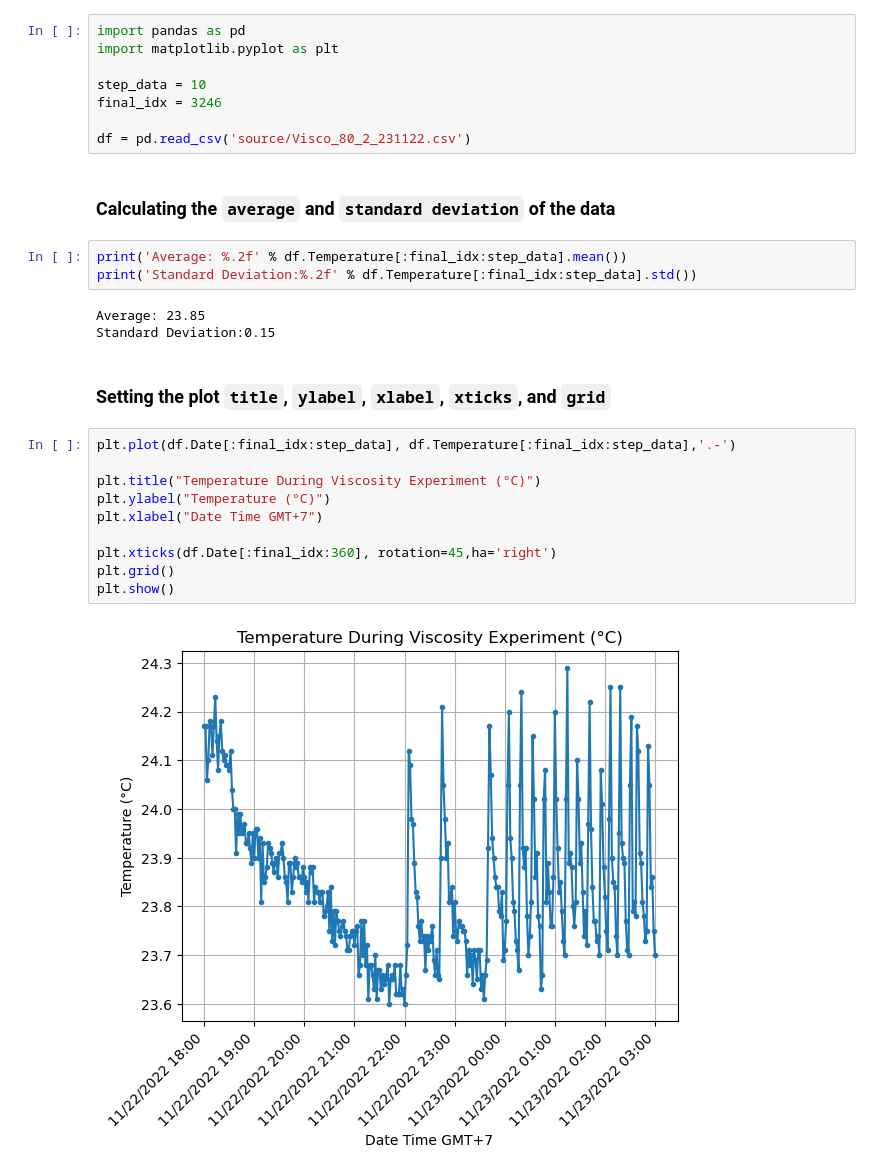
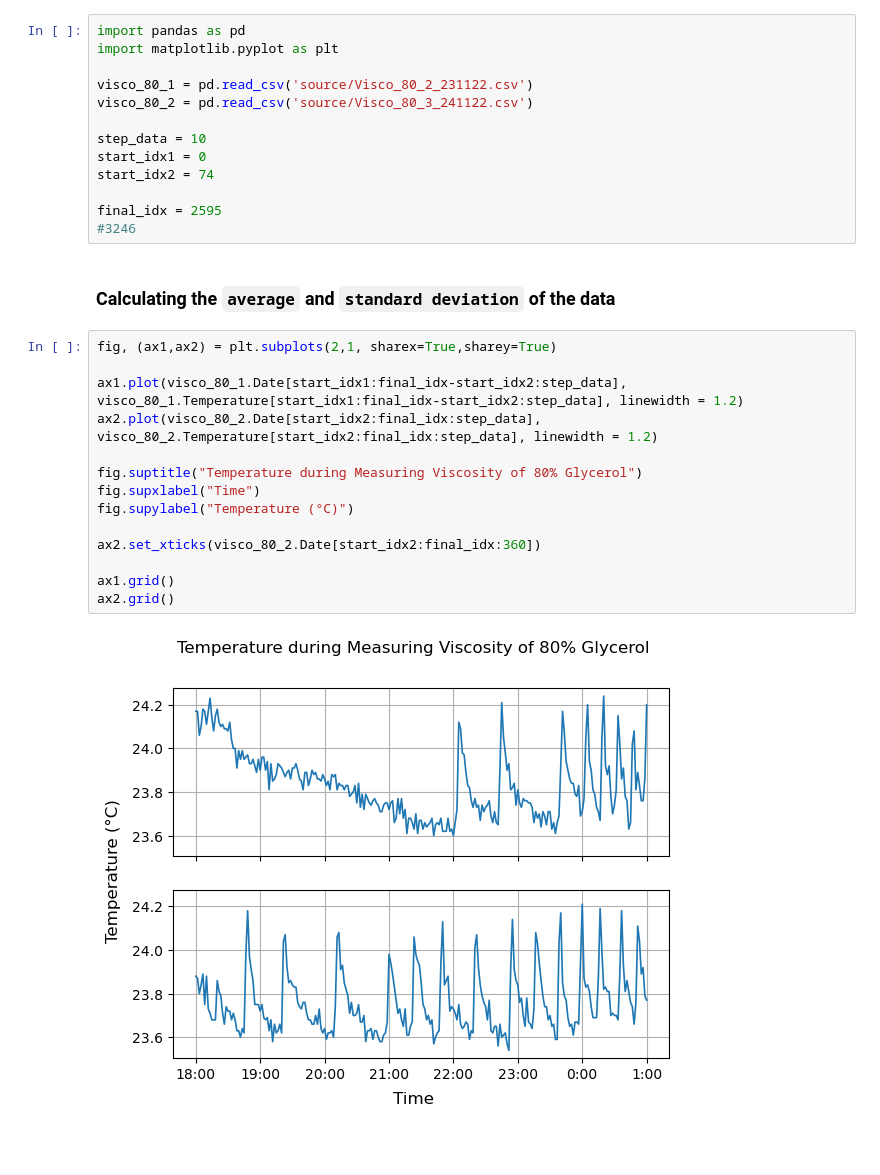
Before and after one commit to tutla53/initial-matplotlib, a Jupyter notebook: TestJupyter.ipynb, the cells around one changed output. Saved outputs shown, nothing was run; the diff lists cells and outputs as text; blank space fills up the shorter version.

Commit message:
Adding subplot features

```diff
--- a/TestJupyter.ipynb
+++ b/TestJupyter.ipynb
@@ -10,29 +8,30 @@ Ploting data from CSV file by using `pandas` and `matplotlib`
 import pandas as pd
 import matplotlib.pyplot as plt
 
+visco_80_1 = pd.read_csv('source/Visco_80_2_231122.csv')
+visco_80_2 = pd.read_csv('source/Visco_80_3_241122.csv')
+
 step_data = 10
-final_idx = 3246
+start_idx1 = 0
+start_idx2 = 74
 
-df = pd.read_csv('source/Visco_80_2_231122.csv')
+final_idx = 2595
+#3246
 # %% [markdown]
 ### Calculating the `average` and `standard deviation` of the data
-# %%
-print('Average: %.2f' % df.Temperature[:final_idx:step_data].mean())
-print('Standard Deviation:%.2f' % df.Temperature[:final_idx:step_data].std())
-# %% [output]
-Average: 23.85
-Standard Deviation:0.15
-# %% [markdown]
-### Setting the plot `title`, `ylabel`, `xlabel`, `xticks`, and `grid`
-# %%
-plt.plot(df.Date[:final_idx:step_data], df.Temperature[:final_idx:step_data],'.-')
-
-plt.title("Temperature During Viscosity Experiment (°C)")
-plt.ylabel("Temperature (°C)")
-plt.xlabel("Date Time GMT+7")
-
-plt.xticks(df.Date[:final_idx:360], rotation=45,ha='right')
-plt.grid()
-plt.show()
-# %% [output]
-[figure, removed]
+# %%
+fig, (ax1,ax2) = plt.subplots(2,1, sharex=True,sharey=True)
+
+ax1.plot(visco_80_1.Date[start_idx1:final_idx-start_idx2:step_data], visco_80_1.Temperature[start_idx1:final_idx-start_idx2:step_data], linewidth = 1.2)
+ax2.plot(visco_80_2.Date[start_idx2:final_idx:step_data], visco_80_2.Temperature[start_idx2:final_idx:step_data], linewidth = 1.2)
+
+fig.suptitle("Temperature during Measuring Viscosity of 80% Glycerol")
+fig.supxlabel("Time")
+fig.supylabel("Temperature (°C)")
+
+ax2.set_xticks(visco_80_2.Date[start_idx2:final_idx:360])
+
+ax1.grid()
+ax2.grid()
+# %% [output]
+[figure, added]
```
Also changed, not shown: parts of 1 cell of this notebook, 5 other files.
